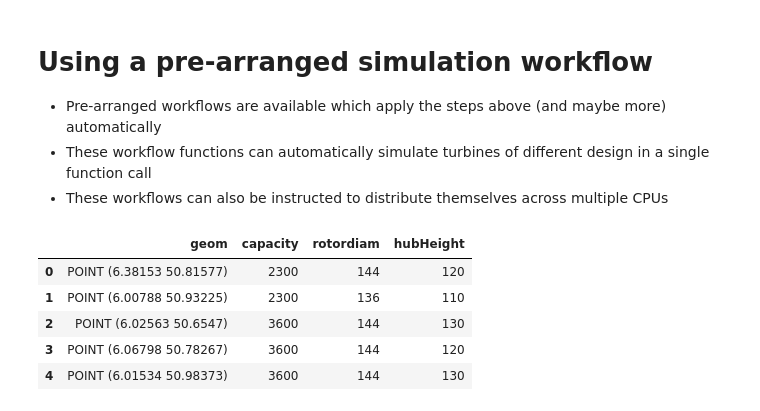
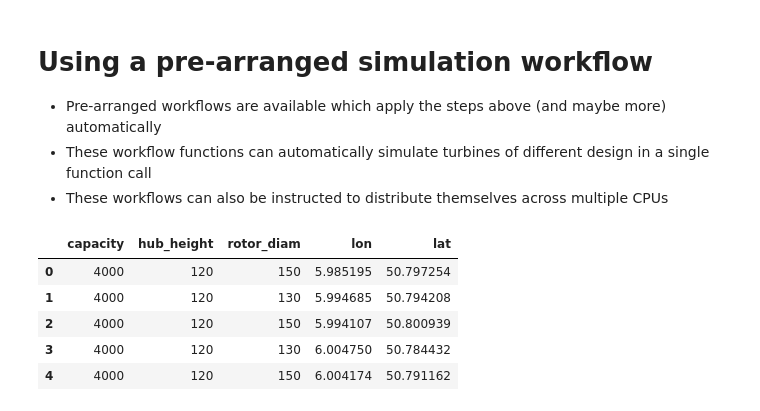
Before and after one commit to FZJ-IEK3-VSA/RESKit, a Jupyter notebook: examples/3.05c-WindPower-Automated_Turbine_Simulation_Workflow.ipynb, the cells around one changed output. Drawn from its saved outputs; the diff is of its cells as text; code cells hidden in the pictures.

```diff
--- a/examples/3.05c-WindPower-Automated_Turbine_Simulation_Workflow.ipynb
+++ b/examples/3.05c-WindPower-Automated_Turbine_Simulation_Workflow.ipynb
@@ -9,16 +9,15 @@ from reskit import windpower
 # %%
 # Placment locations do not have to be put in as a pandas dataframe (a list of coordinates would also be okay), but
 #  it is also the most flexible. Therefore, this manner is suggested
 
-import geokit as gk
-placements = gk.vector.extractFeatures(rk._TEST_DATA_['random_turbines.shp'])
+placements = pd.read_csv(rk.TEST_DATA['turbine_placements.csv'])
 
 placements.head()
 # %% [output]
-|  | geom | capacity | rotordiam | hubHeight |
-| 0 | POINT (6.38153 50.81577) | 2300 | 144 | 120 |
-| 1 | POINT (6.00788 50.93225) | 2300 | 136 | 110 |
-| 2 | POINT (6.02563 50.6547) | 3600 | 144 | 130 |
-| 3 | POINT (6.06798 50.78267) | 3600 | 144 | 120 |
-| 4 | POINT (6.01534 50.98373) | 3600 | 144 | 130 |
+|  | capacity | hub_height | rotor_diam | lon | lat |
+| 0 | 4000 | 120 | 150 | 5.985195 | 50.797254 |
+| 1 | 4000 | 120 | 130 | 5.994685 | 50.794208 |
+| 2 | 4000 | 120 | 150 | 5.994107 | 50.800939 |
+| 3 | 4000 | 120 | 130 | 6.004750 | 50.784432 |
+| 4 | 4000 | 120 | 150 | 6.004174 | 50.791162 |
 # %%
```
Also changed, not shown: parts of 6 cells of this notebook, 9 other files.
